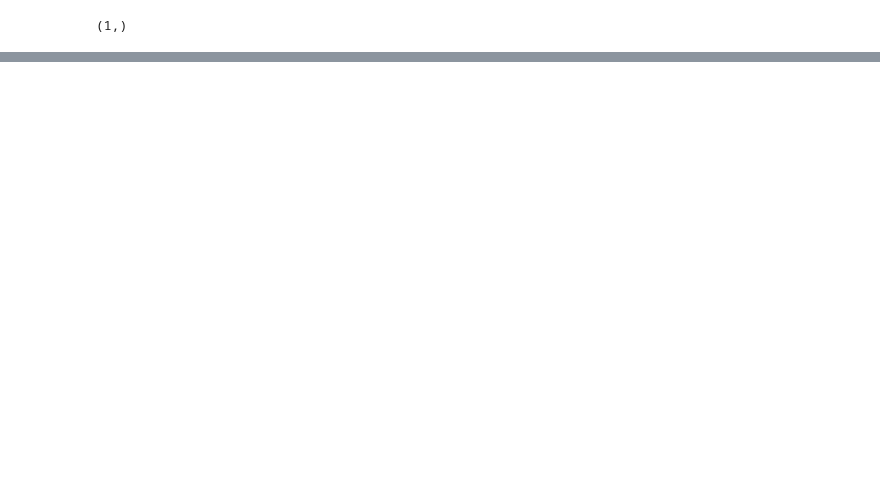
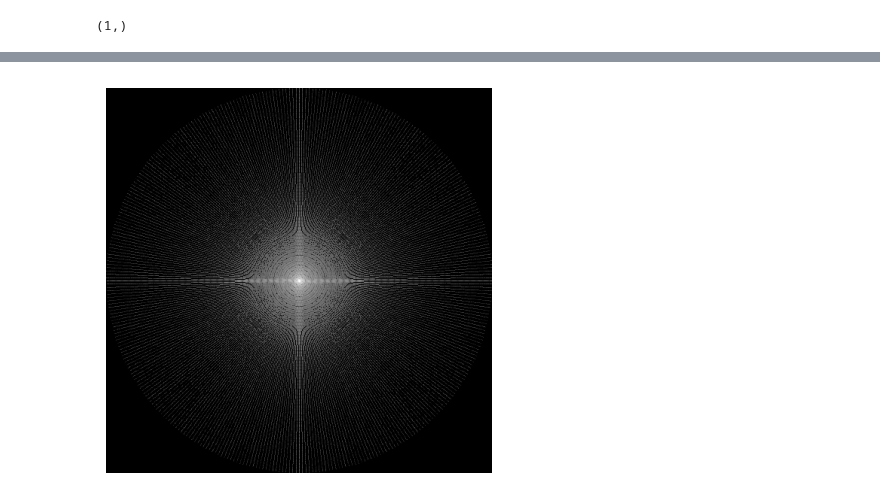
Before and after one commit to TomerFriling/reconstruction_examples_for_master, a Jupyter notebook: plots_intro_reconstruction.ipynb, the cells around one changed output, grey strips where cells are left out. Cells and saved outputs as stored; diff of their text form; code cells hidden in the pictures; blank space fills up the shorter version.

```diff
--- a/plots_intro_reconstruction.ipynb
+++ b/plots_intro_reconstruction.ipynb
@@ -118,0 +239,21 @@ plt.show()
+# %%
+# to stop the interactive mode
+
+%matplotlib inline
+
+plt.ioff()              # Turn off interactive mode
+plt.close('all')        # Close all figures
+plt.rcdefaults()        # Reset rcParams to default
+plt.style.use('default')  # Clear any Jupyter or dark style overrides
+# %%
+# the final result of the reconstruction
+
+plt.figure(figsize=(10,5))
+
+plt.imshow(fourier_plane, cmap='gray', vmin=0, vmax=1)
+plt.axis("off")
+plt.savefig(save_here + "complete_fourier_slice_theorem.svg", format='svg', bbox_inches='tight', pad_inches=0)
+plt.savefig(save_here + "complete_fourier_slice_theorem.pdf", format='pdf', bbox_inches='tight', pad_inches=0)
+plt.show()
+# %% [output]
+[figure, added]
```
Also changed, not shown: parts of 14 cells of this notebook, 17 other files.
